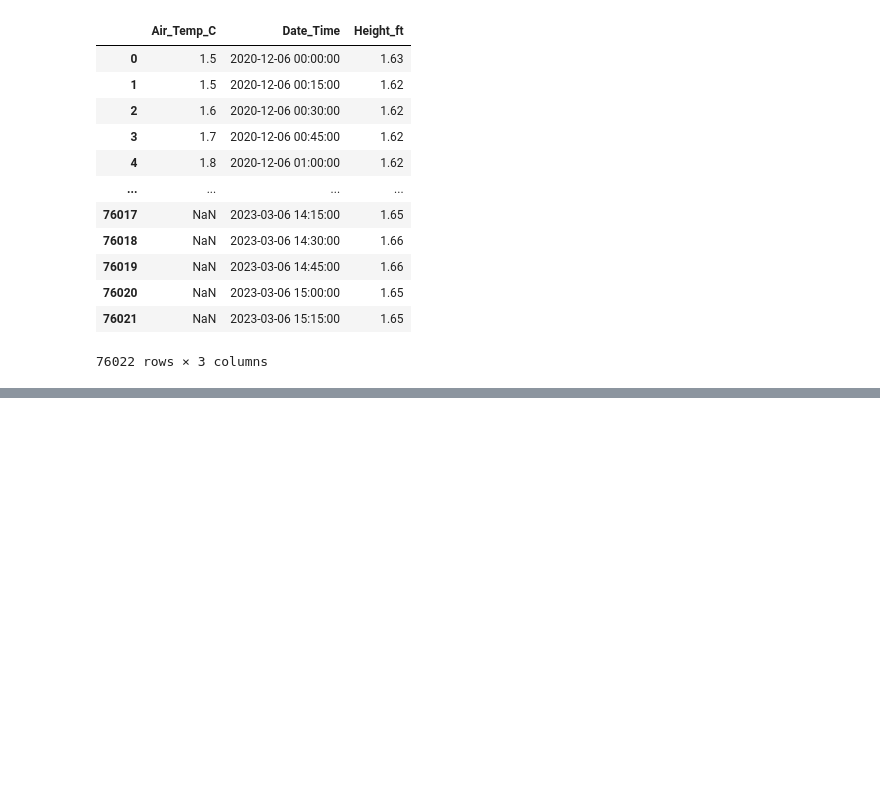
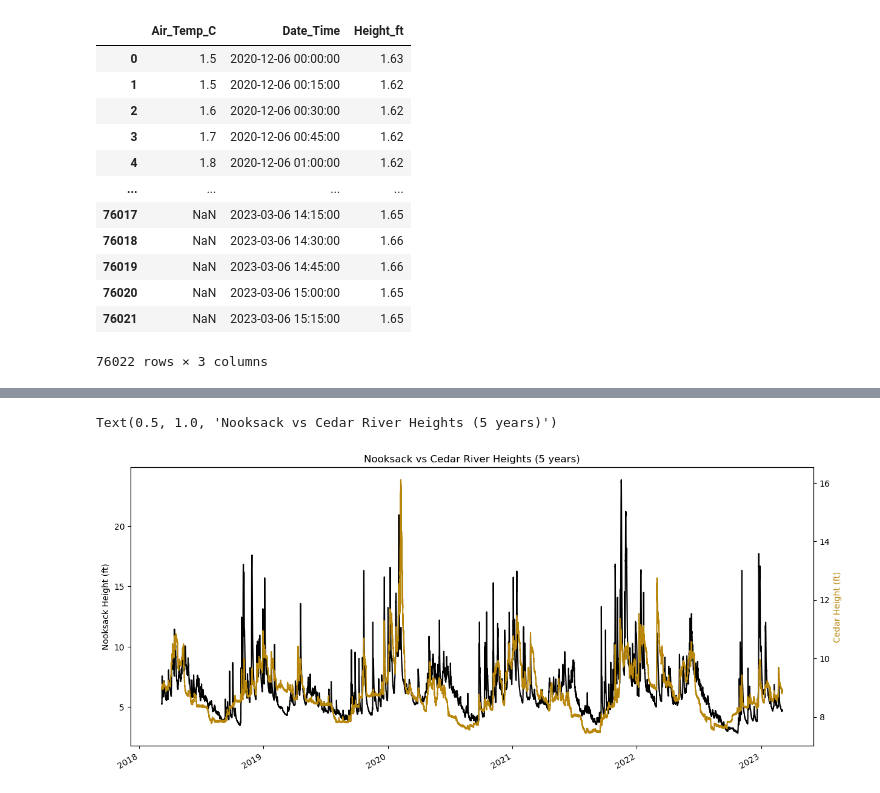
Before and after one commit to tydunn1/Nooksack_River_Analysis, a Jupyter notebook: Final.ipynb, the cells around one changed output, grey strips where cells are left out. Drawn from its saved outputs; the diff is of its cells as text; code cells hidden in the pictures; blank space fills up the shorter version.

```diff
--- a/Final.ipynb
+++ b/Final.ipynb
@@ -191,0 +192,4 @@ Text(0.5, 1.0, 'Cedar River Height vs Air Temperature')
+# %%
+five_df = pd.read_csv("CSVs/5_years_nooksack_and_cedar_heights.csv", parse_dates = [1])
+five_df.set_index('Date_Time')
+five_df
@@ -191,0 +210,16 @@ Text(0.5, 1.0, 'Cedar River Height vs Air Temperature')
+# %%
+fig, axes = plt.subplots(figsize = (12, 6))
+ax0 = axes
+fig.tight_layout() # add spacing between plots
+
+axes.plot(five_df.Date_Time, five_df.Nooksack_Height, color = 'black')
+ax0 = five_df.plot(x = 'Date_Time', y = 'Cedar_Height', ax = axes, secondary_y = True, color = 'darkgoldenrod')
+axes.set_ylabel('Nooksack Height (ft)')
+ax0.set_ylabel('Cedar Height (ft)', color = 'darkgoldenrod') # secondary axis
+axes.set_xlabel('')
+axes.get_legend().remove()
+
+axes.set_title('Nooksack vs Cedar River Heights (5 years)')
+# %% [output]
+Text(0.5, 1.0, 'Nooksack vs Cedar River Heights (5 years)')
+[figure, added]
```
Also changed, not shown: parts of 2 cells of this notebook, 4 other files.
